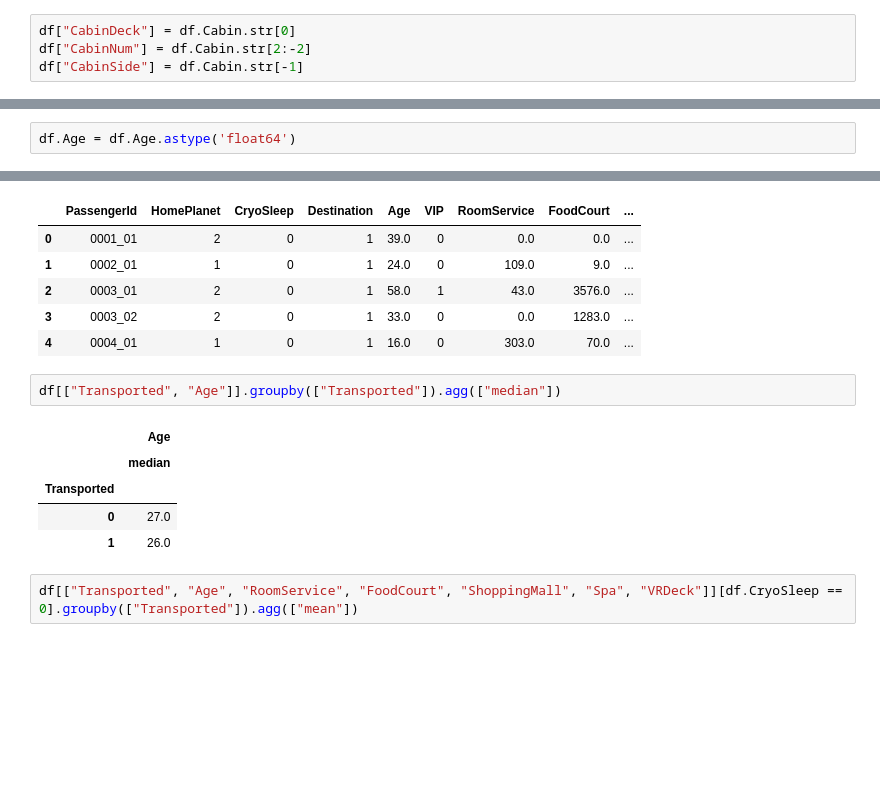
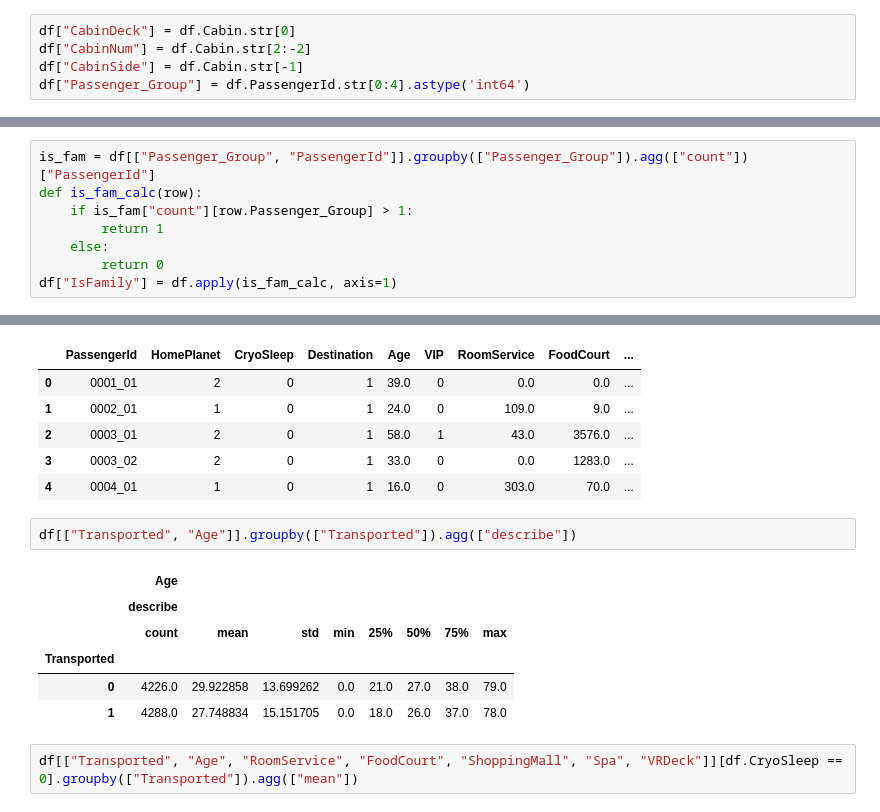
Before and after one commit to ViktoriaTsuba/DS05_tsuba, a Jupyter notebook: specesheep_titanic.ipynb, the cells around one changed output, grey strips where cells are left out. Cells and saved outputs as stored; diff of their text form; blank space fills up the shorter version.

```diff
--- a/specesheep_titanic.ipynb
+++ b/specesheep_titanic.ipynb
@@ -153,6 +171,7 @@ Name: CryoSleep, dtype: float64
 df["CabinDeck"] = df.Cabin.str[0]
 df["CabinNum"] = df.Cabin.str[2:-2]
 df["CabinSide"] = df.Cabin.str[-1]
+df["Passenger_Group"] = df.PassengerId.str[0:4].astype('int64')
 # %%
 df.sample(5)
 # %% [output]
@@ -165,3 +184,11 @@ df.sample(5)
+# %%
+is_fam = df[["Passenger_Group", "PassengerId"]].groupby(["Passenger_Group"]).agg(["count"])["PassengerId"]
+def is_fam_calc(row):
+    if is_fam["count"][row.Passenger_Group] > 1:
+        return 1
+    else:
+        return 0
+df["IsFamily"] = df.apply(is_fam_calc, axis=1)
 # %%
 df.info()
 # %% [output]
@@ -243,8 +270,6 @@ memory usage: 1.1+ MB
 df.Transported = df.Transported.map(map_conditions)
 # %%
 df.CabinNum = df.CabinNum.astype('float64')
-# %%
-df.Age = df.Age.astype('float64')
 # %%
 df.info()
 # %% [output]
@@ -275,13 +300,14 @@ df.head()
 | 3 | 0003_02 | 2 | 0 | 1 | 33.0 | 0 | 0.0 | 1283.0 | ... |
 | 4 | 0004_01 | 1 | 0 | 1 | 16.0 | 0 | 303.0 | 70.0 | ... |
 # %%
-df[["Transported", "Age"]].groupby(["Transported"]).agg(["median"])
+df[["Transported", "Age"]].groupby(["Transported"]).agg(["describe"])
 # %% [output]
-|  | Age |
-|  | median |
-| Transported |  |
-| 0 | 27.0 |
-| 1 | 26.0 |
+|  | Age |  |  |  |  |  |  |  |
+|  | describe |  |  |  |  |  |  |  |
+|  | count | mean | std | min | 25% | 50% | 75% | max |
+| Transported |  |  |  |  |  |  |  |  |
+| 0 | 4226.0 | 29.922858 | 13.699262 | 0.0 | 21.0 | 27.0 | 38.0 | 79.0 |
+| 1 | 4288.0 | 27.748834 | 15.151705 | 0.0 | 18.0 | 26.0 | 37.0 | 78.0 |
 # %%
 df[["Transported", "Age", "RoomService", "FoodCourt", "ShoppingMall", "Spa", "VRDeck"]][df.CryoSleep == 0].groupby(["Transported"]).agg(["mean"])
 # %% [output]
```
Also changed, not shown: parts of 57 cells of this notebook, 1 other file.
